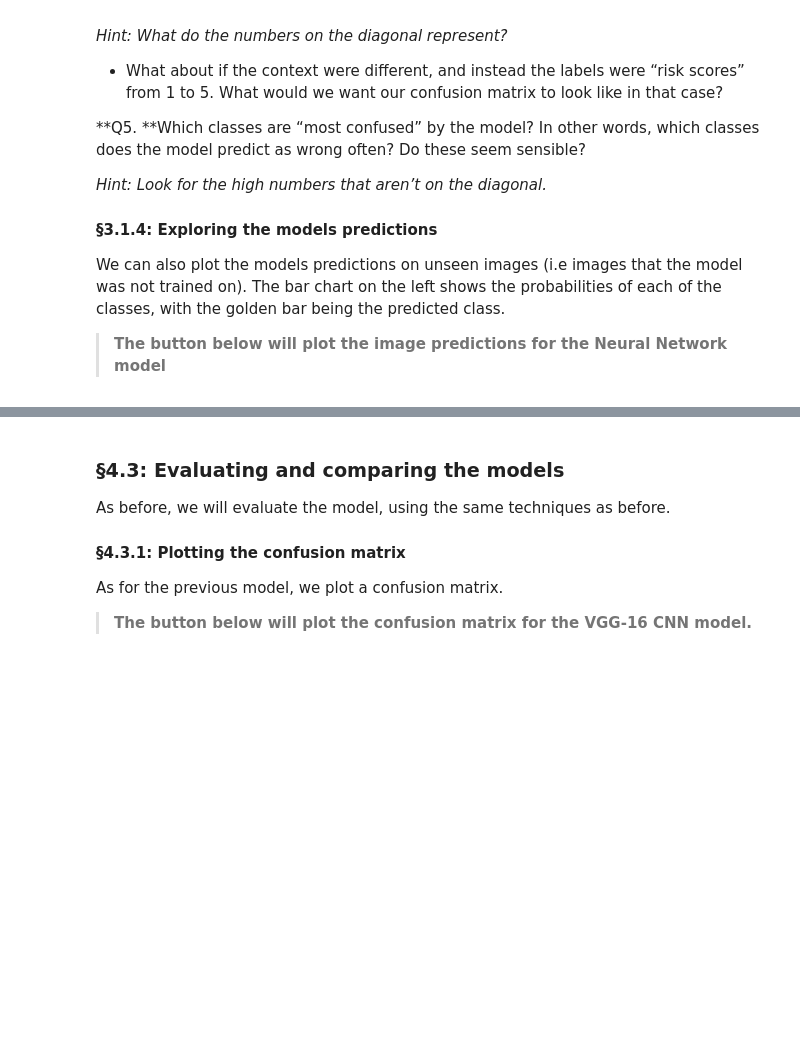
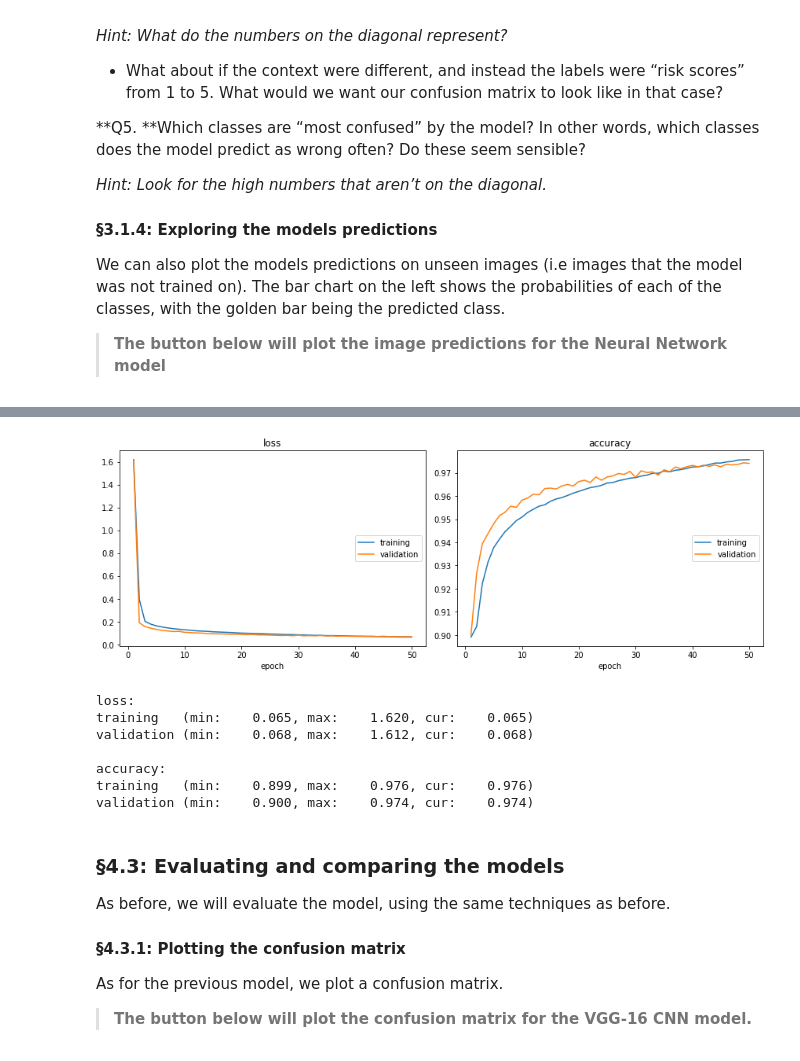
Before and after one commit to RyanDigiCat/IntrotoAITest, a Jupyter notebook: IntroToAI.ipynb, the cells around one changed output, grey strips where cells are left out. Saved outputs shown, nothing was run; the diff lists cells and outputs as text; code cells hidden in the pictures; blank space fills up the shorter version.

```diff
--- a/IntroToAI.ipynb
+++ b/IntroToAI.ipynb
@@ -790,6 +830,8 @@ create_buttons()
 vgg_model = tf.keras.Sequential([
     # Define the model input explicitly here
     tf.keras.layers.Input(IMG_SHAPE),
+    # Preprocess the images
+    tf.keras.layers.Lambda(lambda image_batch: preprocess_image(image_batch), name='Preprocessing'),
 
     # VGG-16 normally expects 224x224 images, if we wanted we could upsample the images, but they are already blurry!
     #tf.keras.layers.Lambda(lambda x: tf.image.resize(x, (224,224)), input_shape = IMG_SHAPE),
@@ -840,33 +882,42 @@ vgg_model = tf.keras.Sequential([
 
     # Add classification layers on top of it, projecting the pretrained base model knowledge directly onto the classes
     # This is our initial attempt (one dense layer for a linear projection) but this is up to experimentation
     # The number of hidden units is a hyperparameter here!
     tf.keras.layers.Flatten(name='flatten'),
     tf.keras.layers.Dense(256, activation='relu', name='dense_projection'),
     tf.keras.layers.Dropout(0.5),
     tf.keras.layers.Dense(NUM_CLASSES, activation='softmax', name='predictions')
 ], name='VGG-16 Adapted Model')
 
 # Imitate the training of the model by reading the output from a previous training session
 liveplot = PlotLosses(skip_first=0)
 with open('VGG_results.txt', 'r') as vgg_results:
     for line_count, line in enumerate(vgg_results):
         # If we have an even line then it will say Epoch x/50 - extract the epoch number
         if line_count % 2 == 0:
             epoch_num = line_count // 2 + 1
         else:
             loss, acc, val_loss, val_acc = (float(line.split(": ")[metric_num][:6]) for metric_num in range(1,5))
             liveplot.update({
                 'loss': loss,
                 'val_loss': val_loss,
                 'accuracy': acc,
                 'val_accuracy': val_acc
             })
             liveplot.draw()
             time.sleep(1.)
 
 # Load the pretrained weights
 vgg_model.load_weights('cifar10-vgg16-pretrained.h5')
+# %% [output]
+[figure, added]
+loss:
+training   (min:    0.065, max:    1.620, cur:    0.065)
+validation (min:    0.068, max:    1.612, cur:    0.068)
+
+accuracy:
+training   (min:    0.899, max:    0.976, cur:    0.976)
+validation (min:    0.900, max:    0.974, cur:    0.974)
 # %% [markdown]
 ### §4.3: Evaluating and comparing the models
 
```
Also changed, not shown: parts of 13 cells of this notebook.
